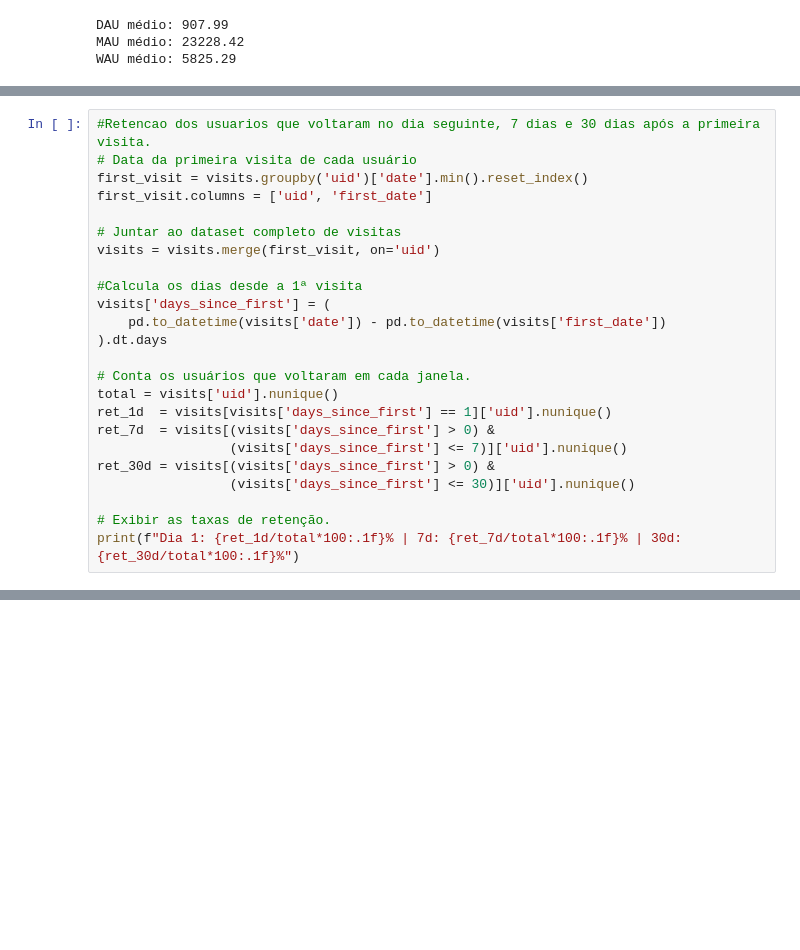
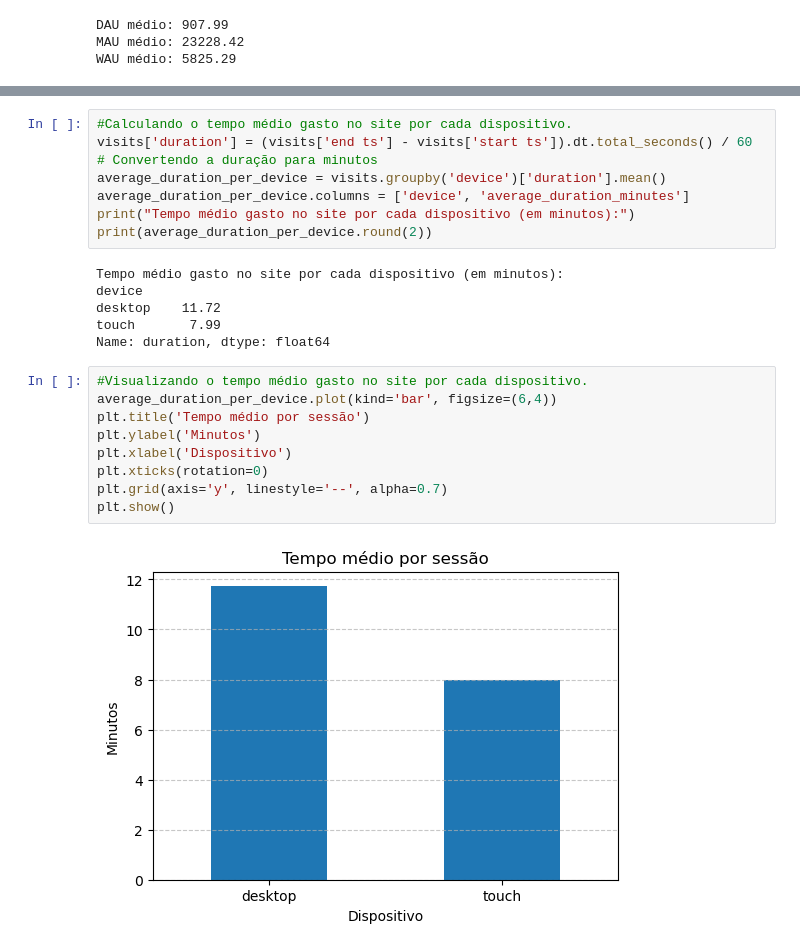
Before and after one commit to carinelit/Projeto-Sprint-8---An-lise-de-N-gocio-, a Jupyter notebook: Projeto Sprint 8.ipynb, the cells around one changed output, grey strips where cells are left out. Cells and saved outputs as stored; diff of their text form; blank space fills up the shorter version.

```diff
--- a/Projeto Sprint 8.ipynb
+++ b/Projeto Sprint 8.ipynb
@@ -157,24 +150,0 @@ visits['duration_min'] = (
-# %%
-#Retencao dos usuarios que voltaram no dia seguinte, 7 dias e 30 dias após a primeira visita.
-# Data da primeira visita de cada usuário
-first_visit = visits.groupby('uid')['date'].min().reset_index()
-first_visit.columns = ['uid', 'first_date']
-
-# Juntar ao dataset completo de visitas
-visits = visits.merge(first_visit, on='uid')
-
-#Calcula os dias desde a 1ª visita
-visits['days_since_first'] = (
-    pd.to_datetime(visits['date']) - pd.to_datetime(visits['first_date'])
-).dt.days
-
-# Conta os usuários que voltaram em cada janela.
-total = visits['uid'].nunique()
-ret_1d  = visits[visits['days_since_first'] == 1]['uid'].nunique()
-ret_7d  = visits[(visits['days_since_first'] > 0) &
-                 (visits['days_since_first'] <= 7)]['uid'].nunique()
-ret_30d = visits[(visits['days_since_first'] > 0) &
-                 (visits['days_since_first'] <= 30)]['uid'].nunique()
-
-# Exibir as taxas de retenção.
-print(f"Dia 1: {ret_1d/total*100:.1f}% | 7d: {ret_7d/total*100:.1f}% | 30d: {ret_30d/total*100:.1f}%")
@@ -182,0 +208,24 @@ Dia 1: 2.6% | 7d: 6.4% | 30d: 11.0%
+# %%
+#Calculando o tempo médio gasto no site por cada dispositivo.
+visits['duration'] = (visits['end ts'] - visits['start ts']).dt.total_seconds() / 60  # Convertendo a duração para minutos
+average_duration_per_device = visits.groupby('device')['duration'].mean()
+average_duration_per_device.columns = ['device', 'average_duration_minutes']
+print("Tempo médio gasto no site por cada dispositivo (em minutos):")
+print(average_duration_per_device.round(2))
+# %% [output]
+Tempo médio gasto no site por cada dispositivo (em minutos):
+device
+desktop    11.72
+touch       7.99
+Name: duration, dtype: float64
+# %%
+#Visualizando o tempo médio gasto no site por cada dispositivo.
+average_duration_per_device.plot(kind='bar', figsize=(6,4))
+plt.title('Tempo médio por sessão')
+plt.ylabel('Minutos')
+plt.xlabel('Dispositivo')
+plt.xticks(rotation=0)
+plt.grid(axis='y', linestyle='--', alpha=0.7)
+plt.show()
+# %% [output]
+[figure, added]
```
Also changed, not shown: parts of 13 cells of this notebook.
